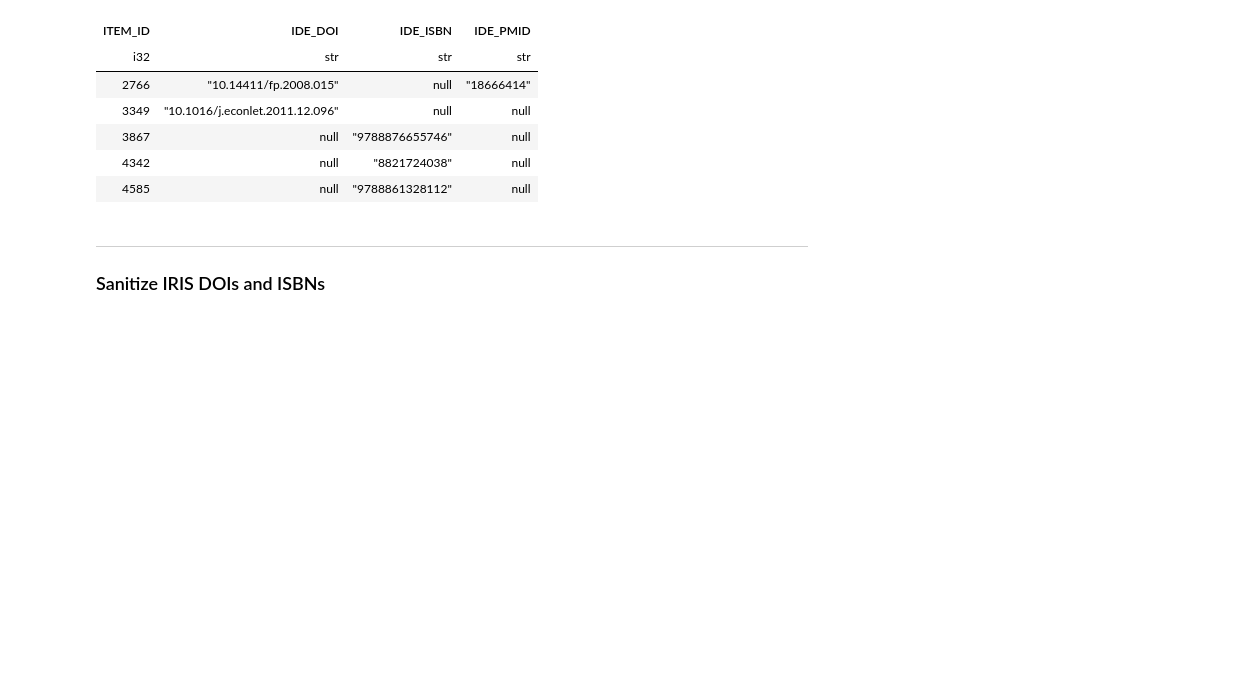
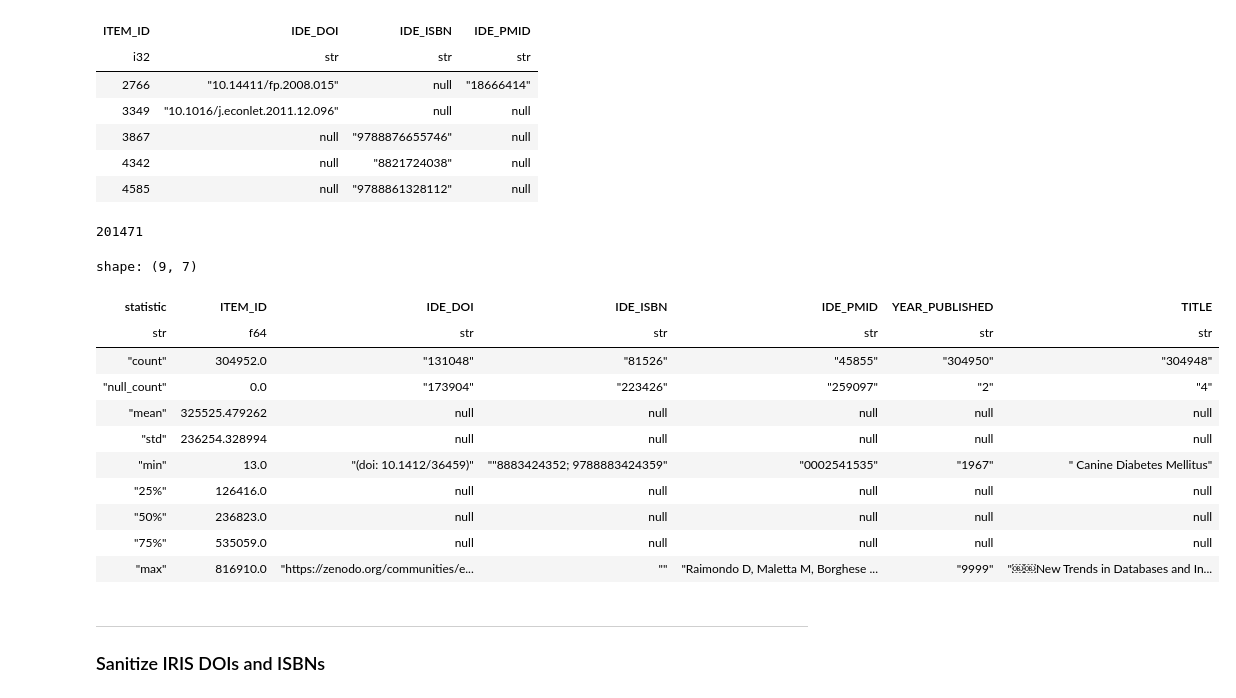
Before and after one commit to open-sci/2023-2024-atreides-code, a Jupyter notebook: notebooks/final.ipynb, the cells around one changed output. Cells and saved outputs as stored; diff of their text form; code cells hidden in the pictures; blank space fills up the shorter version.

```diff
--- a/notebooks/final.ipynb
+++ b/notebooks/final.ipynb
@@ -42,6 +42,25 @@ shape: (5, 4)
 | 3867 | null | "9788876655746" | null |
 | 4342 | null | "8821724038" | null |
 | 4585 | null | "9788861328112" | null |
+# %%
+len(df_filtered)
+# %% [output]
+201471
+# %%
+df.nuni
+# %% [output]
+shape: (9, 7)
+| statistic | ITEM_ID | IDE_DOI | IDE_ISBN | IDE_PMID | YEAR_PUBLISHED | TITLE |
+| str | f64 | str | str | str | str | str |
+| "count" | 304952.0 | "131048" | "81526" | "45855" | "304950" | "304948" |
+| "null_count" | 0.0 | "173904" | "223426" | "259097" | "2" | "4" |
+| "mean" | 325525.479262 | null | null | null | null | null |
+| "std" | 236254.328994 | null | null | null | null | null |
+| "min" | 13.0 | "(doi: 10.1412/36459)" | ""8883424352; 9788883424359" | "0002541535" | "1967" | " Canine Diabetes Mellitus" |
+| "25%" | 126416.0 | null | null | null | null | null |
+| "50%" | 236823.0 | null | null | null | null | null |
+| "75%" | 535059.0 | null | null | null | null | null |
+| "max" | 816910.0 | "https://zenodo.org/communities/e... | "­" | "Raimondo D, Maletta M, Borghese ... | "9999" | "￼￼New Trends in Databases and In... |
 # %% [markdown]
 ---
 ### Sanitize IRIS DOIs and ISBNs
```
Also changed, not shown: parts of 11 cells of this notebook, 12 other files.
